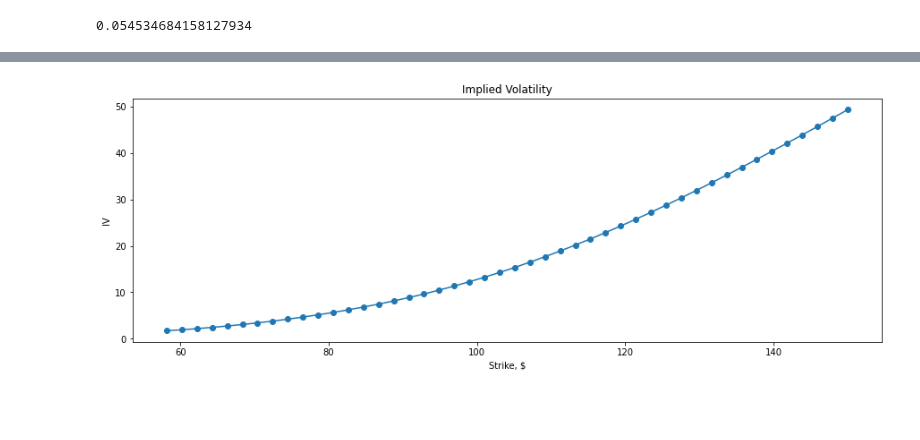
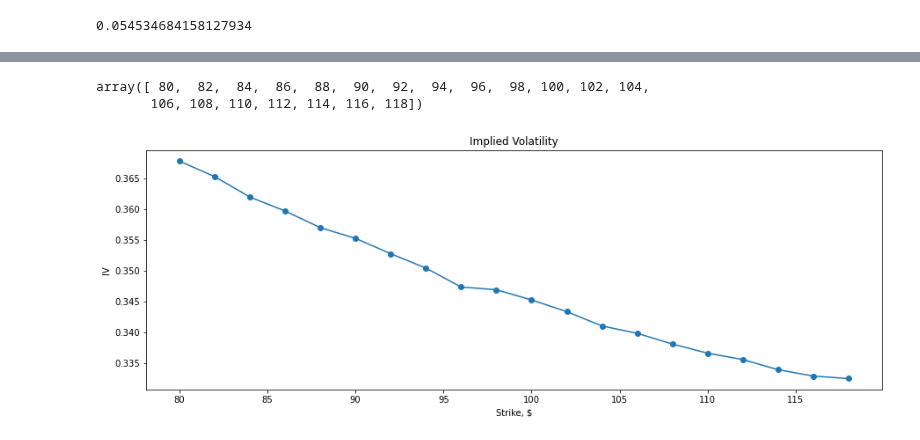
Before and after one commit to ArtemySazonov/Stochastic-Volatility-Models, a Jupyter notebook: Presentations/Code/Untitled.ipynb, the cells around one changed output, grey strips where cells are left out. Cells and saved outputs as stored; diff of their text form; code cells hidden in the pictures; blank space fills up the shorter version.

```diff
--- a/Presentations/Code/Untitled.ipynb
+++ b/Presentations/Code/Untitled.ipynb
@@ -803,19 +825,45 @@ def calc_iv(option: CallStockOption, state: MarketState, option_price: float):
+# %%
+strikes = np.arange(80, 120, 2)
+strikes
+# %% [output]
+array([ 80,  82,  84,  86,  88,  90,  92,  94,  96,  98, 100, 102, 104,
+       106, 108, 110, 112, 114, 116, 118])
+# %%
+call_price = np.array([30.096826945107107,
+ 28.86569299569351,
+ 27.627749990421822,
+ 26.468755491540694,
+ 25.31876428557471,
+ 24.24782290614315,
+ 23.16942316862601,
+ 22.12935496069162,
+ 21.079816460198398,
+ 20.20119494244462,
+ 19.288858679686502,
+ 18.392107111749084,
+ 17.50127598061397,
+ 16.701957005015792,
+ 15.90122188123928,
+ 15.14196593075513,
+ 14.43621999411162,
+ 13.722786552930495,
+ 13.069519364876335,
+ 12.47747576375882])
 # %%
-IV = np.empty_like(call_price_andersen)
+IV = np.empty_like(call_price)
 
-for i in range(len(calls.expiration_time)):
-    for j in range(len(calls.strike_price)):
-        IV[i, j] = calc_iv(option=CallStockOption(calls.strike_price[0][j], calls.expiration_time[i][0]),
+for j in range(len(call_price)):
+        IV[j] = calc_iv(option=CallStockOption(strikes[j], T),
                            state=state,
-                           option_price=call_price_andersen[i, j])
+                           option_price=call_price[j])
 # %%
 _, ax = plt.subplots(figsize=(15, 5))
 
-ax.plot(strikes[4::], IV[99][4::], "o-")
+ax.plot(strikes, IV, "o-")
 # ax.legend()
 ax.set_xlabel("Strike, $")
 ax.set_ylabel("IV")
 ax.set_title("Implied Volatility")
 plt.show()
 # %% [output]
-[figure, old version]
+[figure, new version]
```
Also changed, not shown: parts of 7 cells of this notebook.
